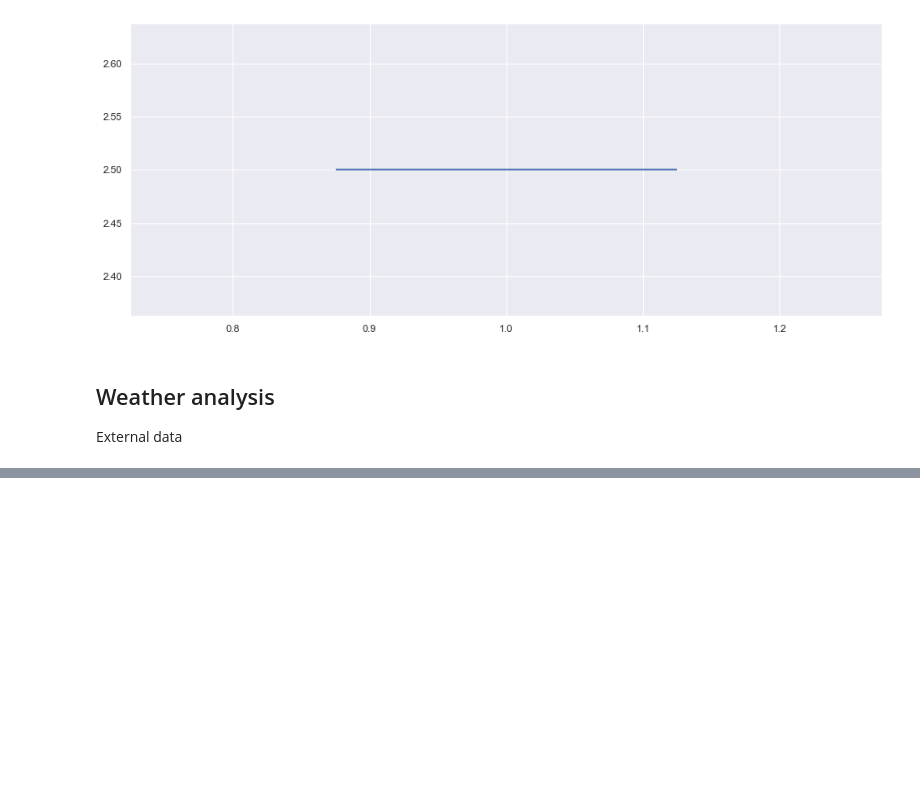
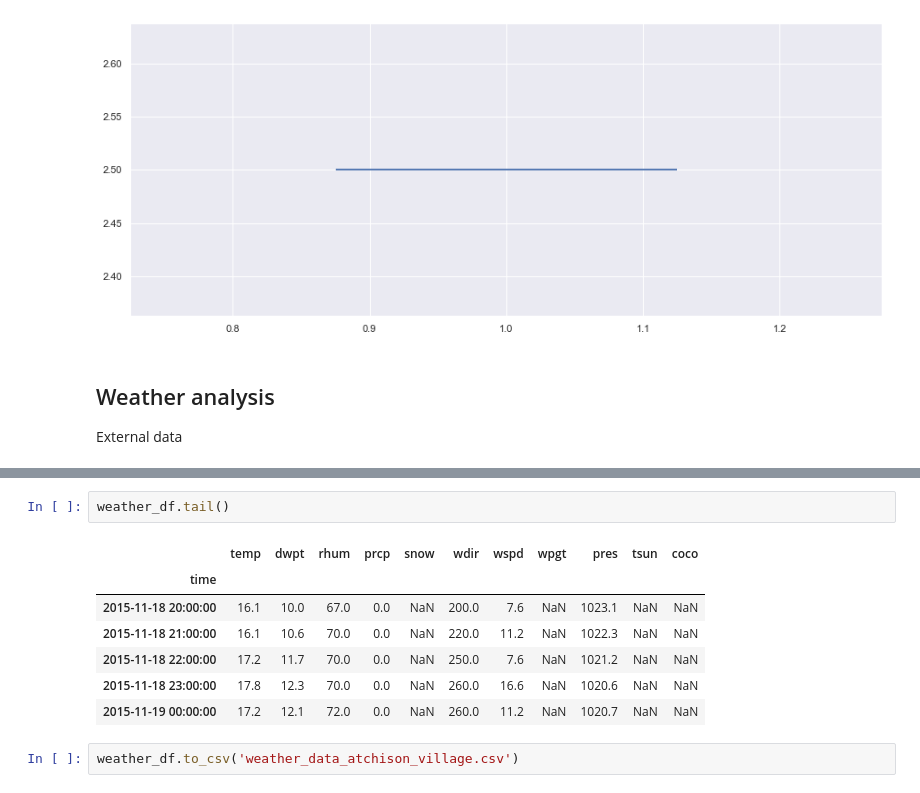
Before and after one commit to joanlenczuk/forecasting-pollution, a Jupyter notebook: Pollution forecasting EDA.ipynb, the cells around one changed output, grey strips where cells are left out. Drawn from its saved outputs; the diff is of its cells as text; blank space fills up the shorter version.

```diff
--- a/Pollution forecasting EDA.ipynb
+++ b/Pollution forecasting EDA.ipynb
@@ -395,0 +420,12 @@ External data
+# %%
+weather_df.tail()
+# %% [output]
+|  | temp | dwpt | rhum | prcp | snow | wdir | wspd | wpgt | pres | tsun | coco |
+| time |  |  |  |  |  |  |  |  |  |  |  |
+| 2015-11-18 20:00:00 | 16.1 | 10.0 | 67.0 | 0.0 | NaN | 200.0 | 7.6 | NaN | 1023.1 | NaN | NaN |
+| 2015-11-18 21:00:00 | 16.1 | 10.6 | 70.0 | 0.0 | NaN | 220.0 | 11.2 | NaN | 1022.3 | NaN | NaN |
+| 2015-11-18 22:00:00 | 17.2 | 11.7 | 70.0 | 0.0 | NaN | 250.0 | 7.6 | NaN | 1021.2 | NaN | NaN |
+| 2015-11-18 23:00:00 | 17.8 | 12.3 | 70.0 | 0.0 | NaN | 260.0 | 16.6 | NaN | 1020.6 | NaN | NaN |
+| 2015-11-19 00:00:00 | 17.2 | 12.1 | 72.0 | 0.0 | NaN | 260.0 | 11.2 | NaN | 1020.7 | NaN | NaN |
+# %%
+weather_df.to_csv('weather_data_atchison_village.csv')
```
Also changed, not shown: parts of 5 cells of this notebook.
